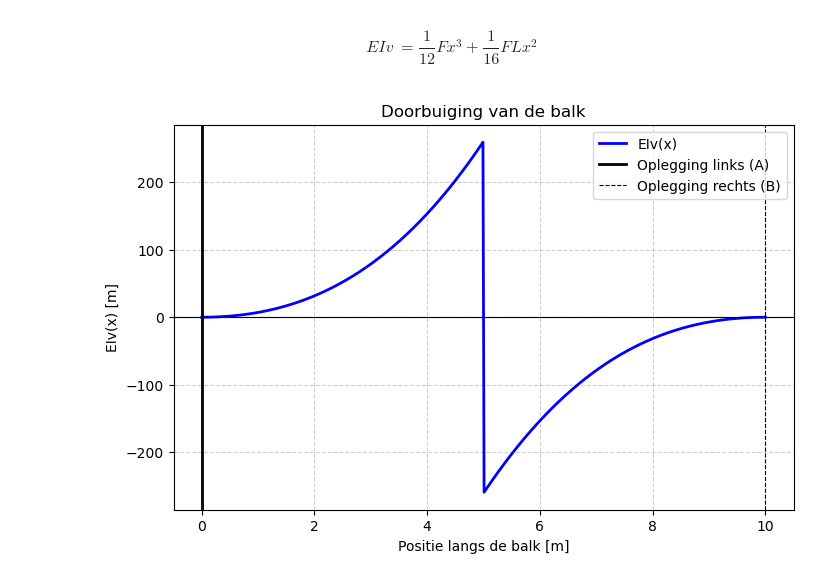
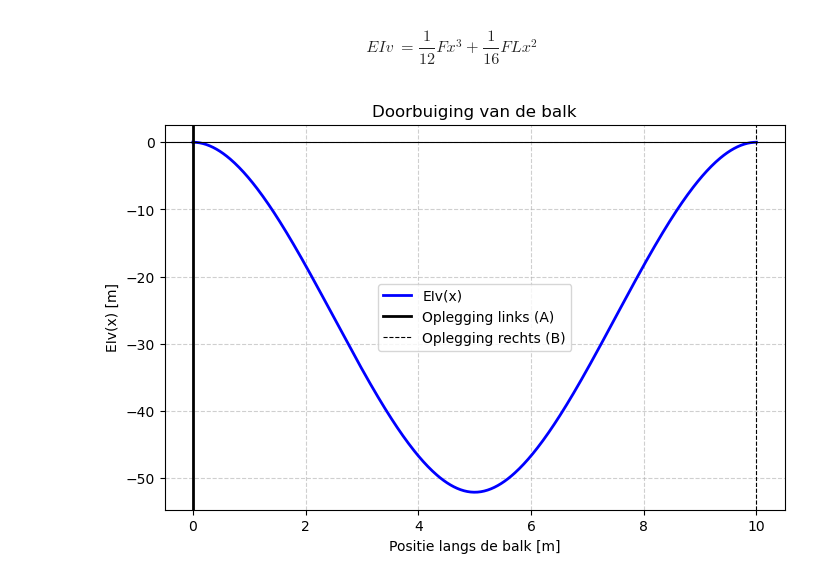
Before and after one commit to HHS-boeken/Mechanica, a Jupyter notebook: book/H3/Opgave_les3_4.ipynb, the cells around one changed output. Drawn from its saved outputs; the diff is of its cells as text; code cells hidden in the pictures.

```diff
--- a/book/H3/Opgave_les3_4.ipynb
+++ b/book/H3/Opgave_les3_4.ipynb
@@ -406,33 +406,33 @@ L = 10       # Lengte van de balk (m)
 x_C = 5     # Locatie van het koppel (m)
 F = 10
 q = 10     # Verdeelde belasting (kN/m, naar beneden)
 M_C = 160   # Koppel (kNm, met de klok mee)
 R_A = 20    # Reactiekracht bij A (kN)
 R_B = 60    # Reactiekracht bij B (kN)
 
 # Discretisatie van de balk
 x_values = np.linspace(0, L, 500)
 EIv_values = np.zeros_like(x_values)
 
 # Momentverloop berekenen
 for i, x in enumerate(x_values):
     if x < x_C:  # Links van het koppel
-        EIv_values[i] = (1/12) * F * x**3 + (1/16) * F * L * x**2
+        EIv_values[i] = (1/12) * F * x**3 - (1/16) * F * L * x**2
     else:  # Rechts van het koppel
-        EIv_values[i] = -(1/12) * F * (10-x)**3 - (1/16) * F * L * (10-x)**2
+        EIv_values[i] = (1/12) * F * (10-x)**3 - (1/16) * F * L * (10-x)**2
 
 # Plot de momentenlijn
 plt.figure(figsize=(8, 5))
 plt.plot(x_values, EIv_values, label="EIv(x)", linewidth=2, color='blue')
 plt.axhline(0, color='black', linewidth=0.8)
 #plt.axvline(x_C, color='blue', linestyle='dashed', linewidth=1, label="Koppel bij x=6m")
 plt.axvline(0, color='black', linewidth=2, label="Oplegging links (A)")
 plt.axvline(L, color='black', linestyle='dashed', linewidth=0.8, label="Oplegging rechts (B)")
 plt.xlabel("Positie langs de balk [m]")
 plt.ylabel("EIv(x) [m]")
 plt.title("Doorbuiging van de balk")
 plt.grid(True, linestyle='--', alpha=0.6)
 plt.legend()
 plt.show()
 # %% [output]
-[figure, old version]
+[figure, new version]
```
Also changed, not shown: 1 other file.
